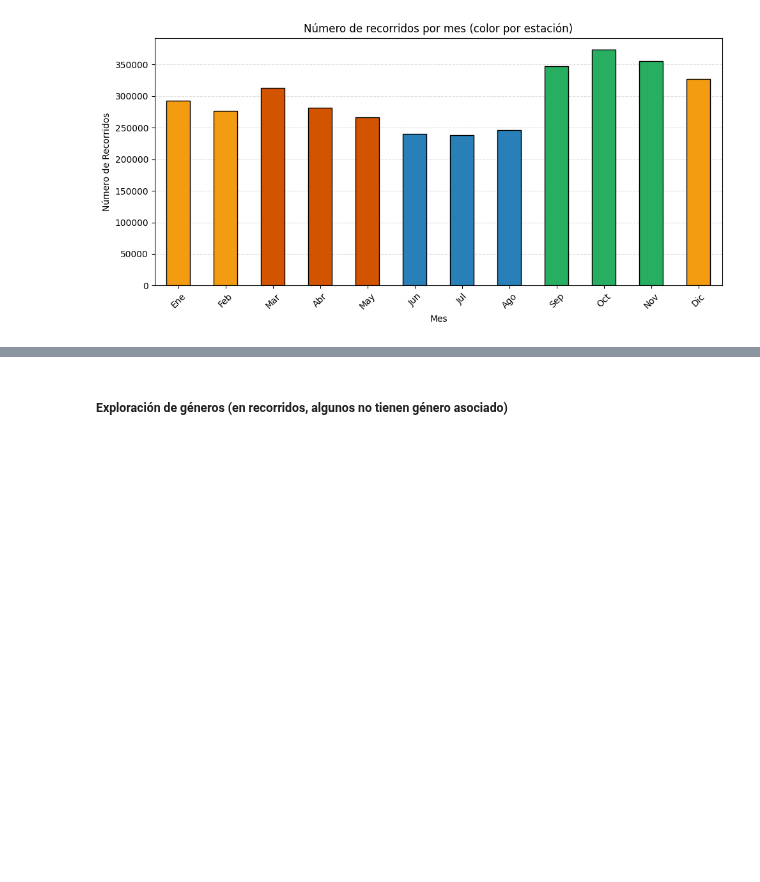
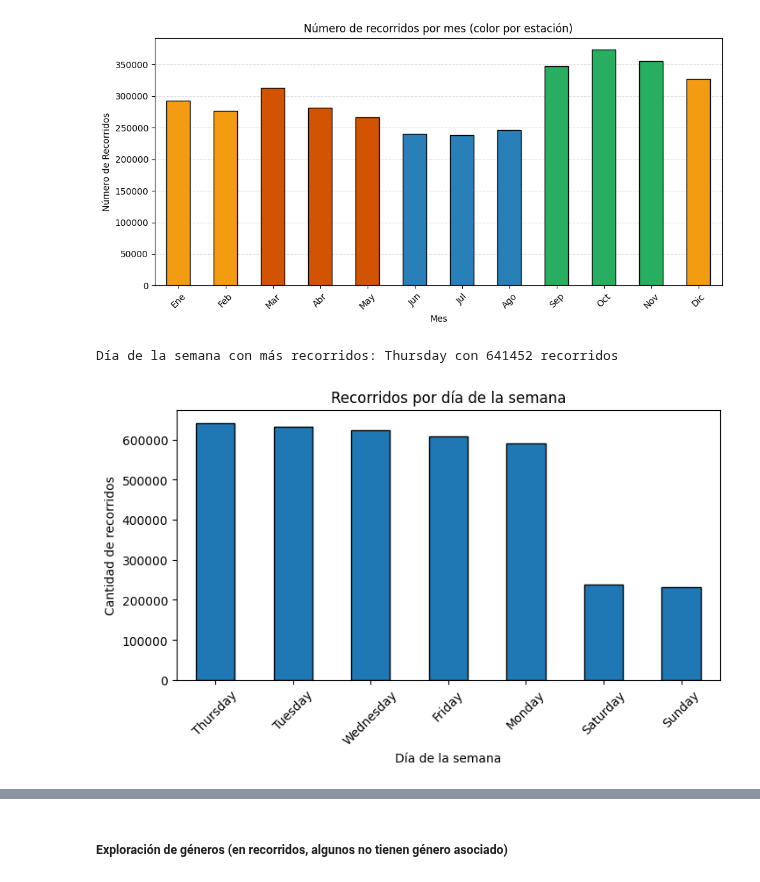
Before and after one commit to ArielMatC/ceia-andd-g2, a Jupyter notebook: data_analysis.ipynb, the cells around one changed output, grey strips where cells are left out. Cells and saved outputs as stored; diff of their text form; code cells hidden in the pictures; blank space fills up the shorter version.

Commit message:
improved EDA en recorridos

```diff
--- a/data_analysis.ipynb
+++ b/data_analysis.ipynb
@@ -365,3 +365,20 @@ plt.tight_layout()
 plt.show()
 # %% [output]
 [figure]
+# %%
+# Dia de la semana con más recorridos
+rides_df['dia_semana_origen_recorrido'] = rides_df['fecha_origen_recorrido'].dt.day_name()
+print(f"Día de la semana con más recorridos: {rides_df['dia_semana_origen_recorrido'].value_counts().idxmax()} con {rides_df['dia_semana_origen_recorrido'].value_counts().max()} recorridos")
+# %% [output]
+Día de la semana con más recorridos: Thursday con 641452 recorridos
+# %%
+# Bar chart de recorridos por dia de la semana
+plt.figure(figsize=(8, 4))
+rides_df['dia_semana_origen_recorrido'].value_counts().plot(kind='bar', edgecolor='black')
+plt.title('Recorridos por día de la semana')
+plt.xlabel('Día de la semana')
+plt.ylabel('Cantidad de recorridos')
+plt.xticks(rotation=45)
+plt.show()
+# %% [output]
+[figure, added]
```
Also changed, not shown: parts of 10 cells of this notebook.
